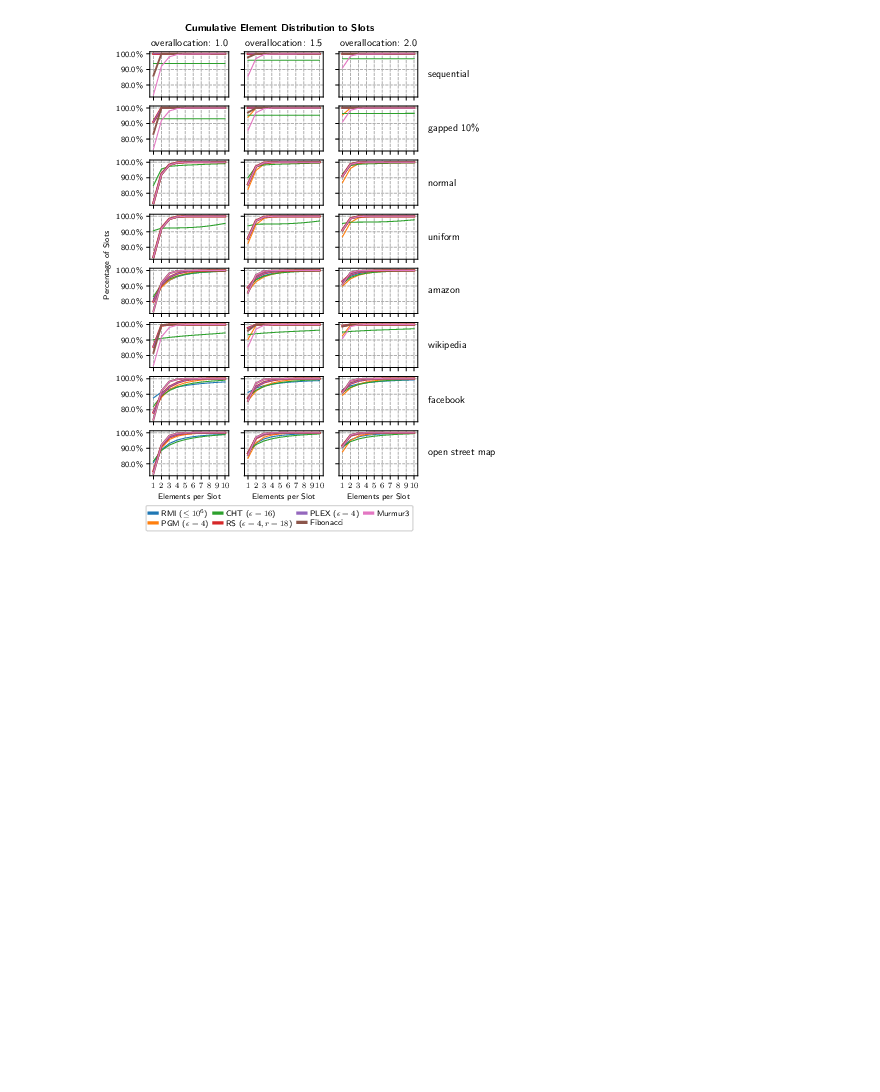
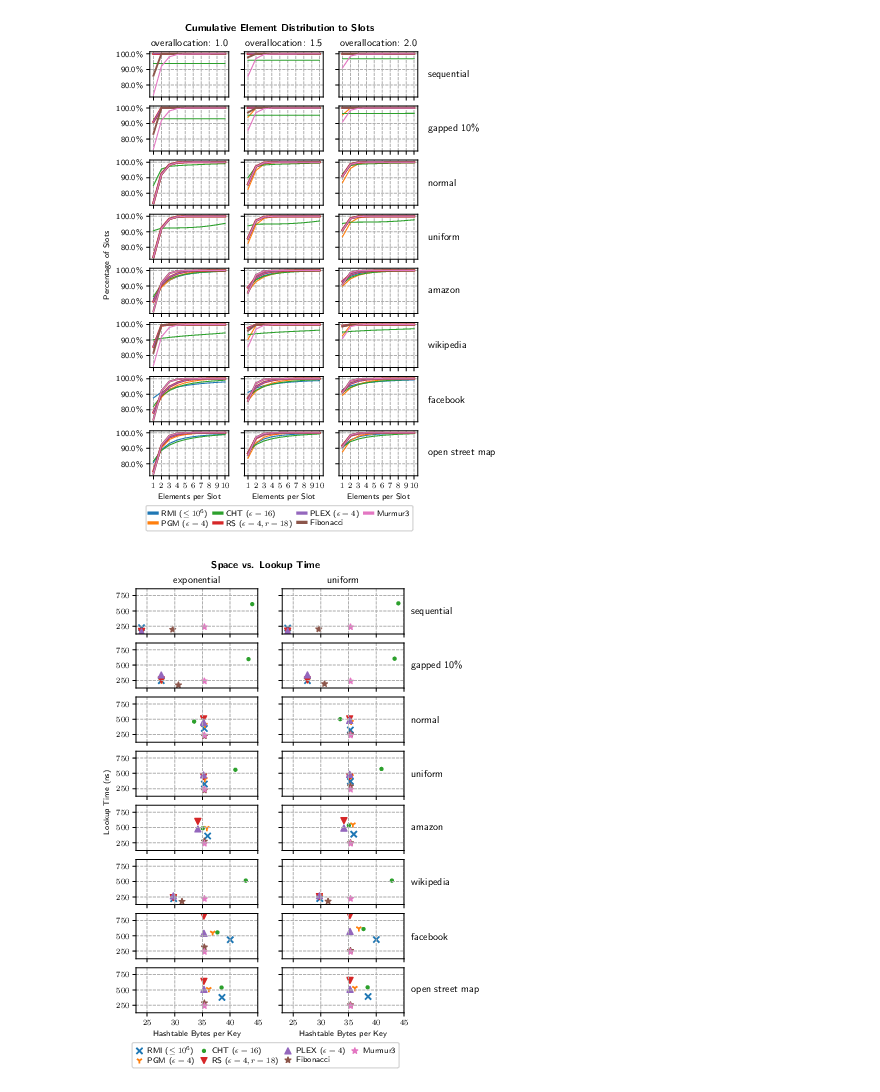
Before and after one commit to IlariaPilo/hashtable, a Jupyter notebook: results/plots.ipynb, the cells around one changed output. Drawn from its saved outputs; the diff is of its cells as text; code cells hidden in the pictures; blank space fills up the shorter version.

```diff
--- a/results/plots.ipynb
+++ b/results/plots.ipynb
@@ -332,3 +362,62 @@ def plot_overfull_slots(data):
 plot_overfull_slots(slots_df)
 # %% [output]
 [figure]
+# %%
+def plot_chained_pareto(data):
+    rows = len(set(data[dataset]))
+    cols = len(set(data[probing_distribution]))
+
+    fig, axs = plt.subplots(rows, cols, figsize=(fig_width*0.8, fig_height*rows*0.65), sharex=True, sharey=True)
+
+    data = data[data[overallocation] == 1.0].sort_values(by=[dataset_order, dataset_size, probing_distribution]).copy(deep=True)
+    for i, (ds, df) in enumerate(data.groupby([dataset], sort=False)):
+        pad = 7.5
+        axs[i][-1].annotate(
+            dataset_name(ds),
+            xy=(0, 0.5),
+            xytext=(125 + axs[i][-1].yaxis.labelpad + pad, 0),
+            xycoords=axs[i][-1].yaxis.label,
+            textcoords='offset points',
+            size='large',
+            ha='left',
+            va='center',
+            rotation=0
+        )
+
+        for j, (probing_dist, df) in enumerate(df.groupby([probing_distribution], sort=False)):
+            ax = axs[i][j]
+            if i == 0:
+                ax.set_title(probing_dist)
+
+            for k, (name, df) in enumerate(df.groupby([func_name], sort=False)):
+                ax.scatter(x=df[hashtable_bytes_per_key], y=df[hashtable_lookup], label=human_func_name(name), color=get_color(name), marker=get_marker(name))#, s=20 if name == "rmi_hash_100" else 14)
+
+            ax.grid(linestyle="--", axis="both", which="major")
+
+            if i == rows-1:
+                ax.set_xlabel("Hashtable Bytes per Key")
+
+    h, l = axs[0][0].get_legend_handles_labels()
+    legend = fig.legend(
+        h, l,
+        loc="lower center",
+        bbox_to_anchor=(0.5, 0.02),
+        ncol=4,
+        borderpad=0.4,
+        labelspacing=0.2,
+        handlelength=1.0,
+        handletextpad=0.5,
+        columnspacing=0.7
+    )
+    for line in legend.get_lines():
+        line.set_linewidth(3.0)
+
+    fig.suptitle(f"Space vs. Lookup Time", y=0.93, fontweight="bold")
+    fig.text(0.03, 0.5, 'Lookup Time (ns)', va='center', rotation='vertical')
+
+    fig.savefig("chained_pareto.pdf", bbox_inches="tight", dpi=300)
+    fig.savefig("chained_pareto.pgf", bbox_inches="tight", dpi=300)
+
+plot_chained_pareto(chained_df)
+# %% [output]
+[figure, added]
```
Also changed, not shown: parts of 4 cells of this notebook.
